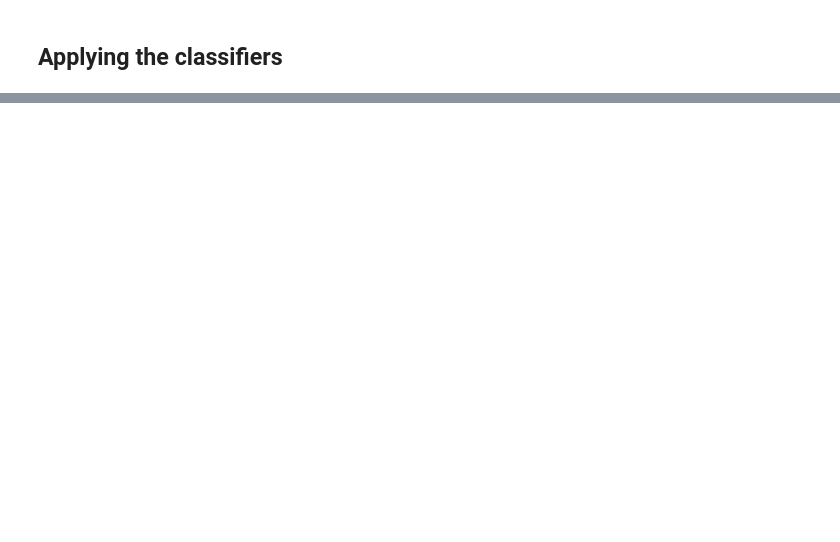
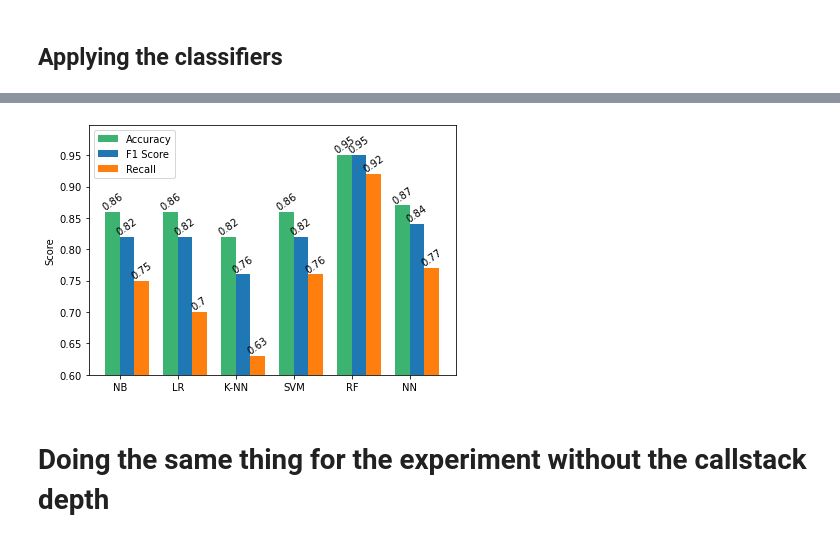
Before and after one commit to mojtaba-eshghie/Dynamit, a Jupyter notebook: detector/dynamit.ipynb, the cells around one changed output, grey strips where cells are left out. Saved outputs shown, nothing was run; the diff lists cells and outputs as text; code cells hidden in the pictures; blank space fills up the shorter version.

```diff
--- a/detector/dynamit.ipynb
+++ b/detector/dynamit.ipynb
@@ -1085,0 +1407,49 @@ print(perfs_dict)
+# %%
+# Ploting the f1_score, accuracy, and recall
+
+
+
+labels = ['NB', 'LR', 'K-NN', 'SVM', 'RF', 'NN']
+
+
+x = np.arange(len(labels))  # the label locations
+width = 0.25  # the width of the bars
+
+fig, ax = plt.subplots()
+rects1 = ax.bar(x - width/2, ac_, width, label='Accuracy', color='mediumseagreen')
+rects2 = ax.bar(x + width/2, f1_, width, label='F1 Score')
+rects3 = ax.bar(x + 3*width/2, recall_, width, label='Recall')
+ax.set_ylim(bottom=0.60)
+# Add some text for labels, title and custom x-axis tick labels, etc.
+ax.set_ylabel('Score')
+#ax.set_title('Number of False Positive and False Negative')
+ax.set_xticks(x)
+ax.set_xticklabels(labels)
+ax.legend()
+
+
+def autolabel(rects, rect_num=None):
+    """Attach a text label above each bar in *rects*, displaying its height."""
+    for rect in rects:
+        height = rect.get_height()
+
+        xytext=(0, 0)
+        ax.annotate('{}'.format(height),
+                    xy=(rect.get_x() + rect.get_width() / 2, height),
+                        xytext=xytext,  # 3 points vertical offset
+                    textcoords="offset points",
+                    ha='center', va='bottom', rotation=35)
+
+
+
+autolabel(rects1)
+autolabel(rects2, rect_num=2)
+autolabel(rects3)
+fig.tight_layout()
+
+plt.savefig('new-figures/ac_f1_recall.pdf')
+plt.show()
+# %% [output]
+[figure, added]
+# %% [markdown]
+# Doing the same thing for the experiment without the callstack depth
```
Also changed, not shown: parts of 27 cells of this notebook, 19 other files.
